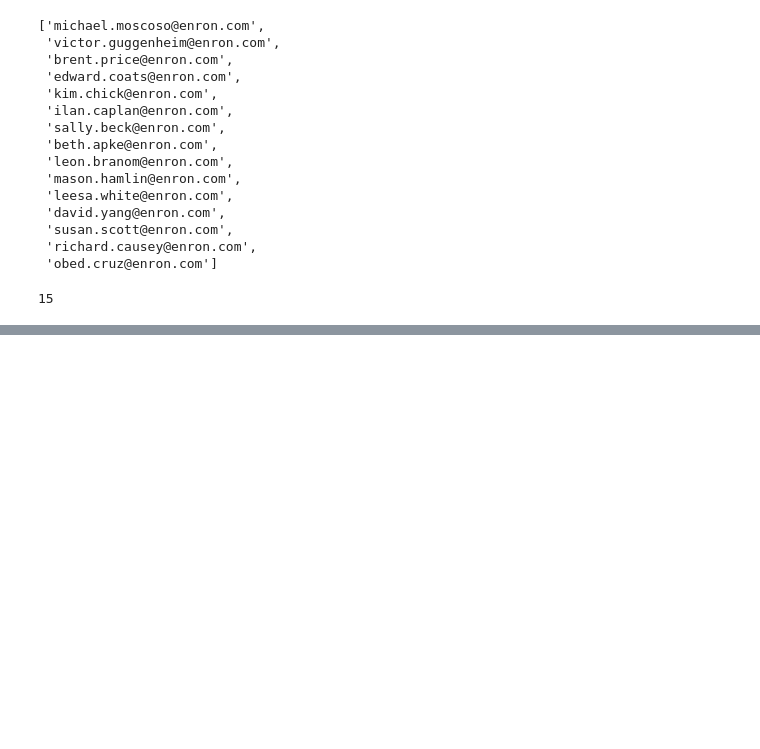
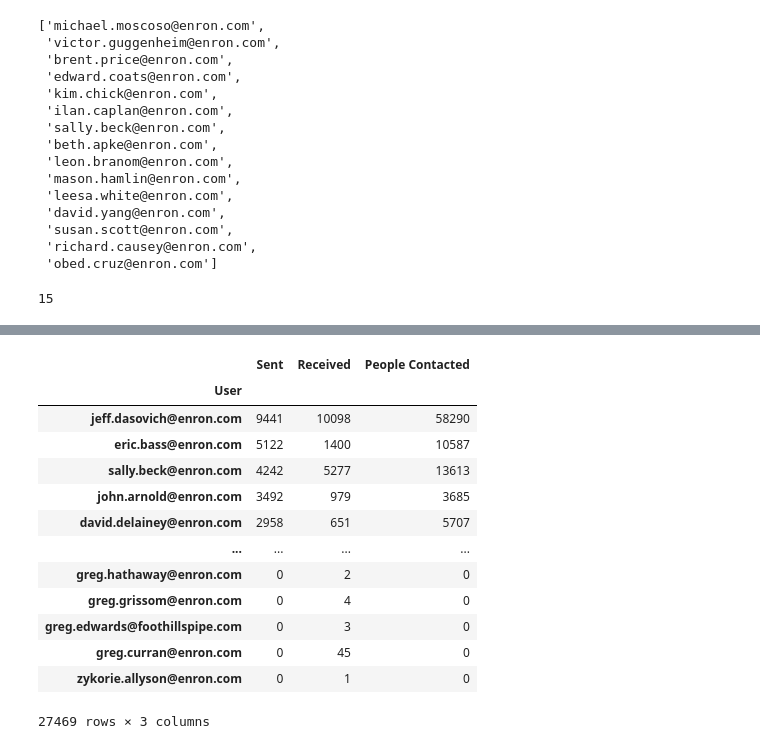
Before and after one commit to baptiste-mouton/ig4_dataScienceProject, a Jupyter notebook: data_cleaning_am.ipynb, the cells around one changed output, grey strips where cells are left out. Drawn from its saved outputs; the diff is of its cells as text; code cells hidden in the pictures; blank space fills up the shorter version.

```diff
--- a/data_cleaning_am.ipynb
+++ b/data_cleaning_am.ipynb
@@ -262,0 +456,20 @@ data["To_count"][23424]
+# %%
+user_activities_df = user_activities_df.groupby("User").agg({"Sent":"sum","Received":"sum","People Contacted":"sum"})
+user_activities_df = user_activities_df.sort_values("Sent",ascending=False)
+# %%
+user_activities_df
+# %% [output]
+|  | Sent | Received | People Contacted |
+| User |  |  |  |
+| jeff.dasovich@enron.com | 9441 | 10098 | 58290 |
+| eric.bass@enron.com | 5122 | 1400 | 10587 |
+| sally.beck@enron.com | 4242 | 5277 | 13613 |
+| john.arnold@enron.com | 3492 | 979 | 3685 |
+| david.delainey@enron.com | 2958 | 651 | 5707 |
+| ... | ... | ... | ... |
+| greg.hathaway@enron.com | 0 | 2 | 0 |
+| greg.grissom@enron.com | 0 | 4 | 0 |
+| greg.edwards@foothillspipe.com | 0 | 3 | 0 |
+| greg.curran@enron.com | 0 | 45 | 0 |
+| zykorie.allyson@enron.com | 0 | 1 | 0 |
+27469 rows × 3 columns
```
Also changed, not shown: parts of 34 cells of this notebook.
